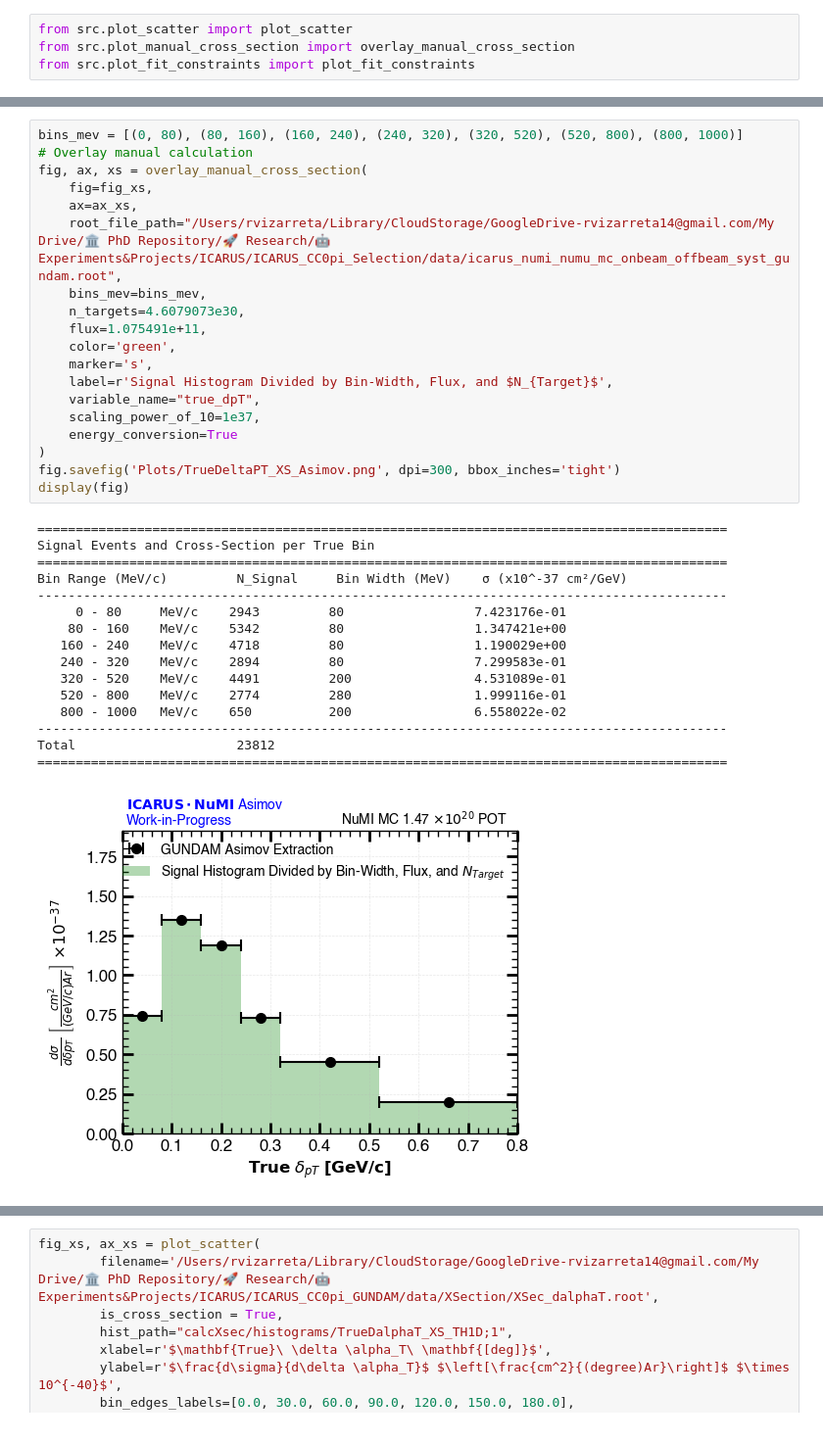
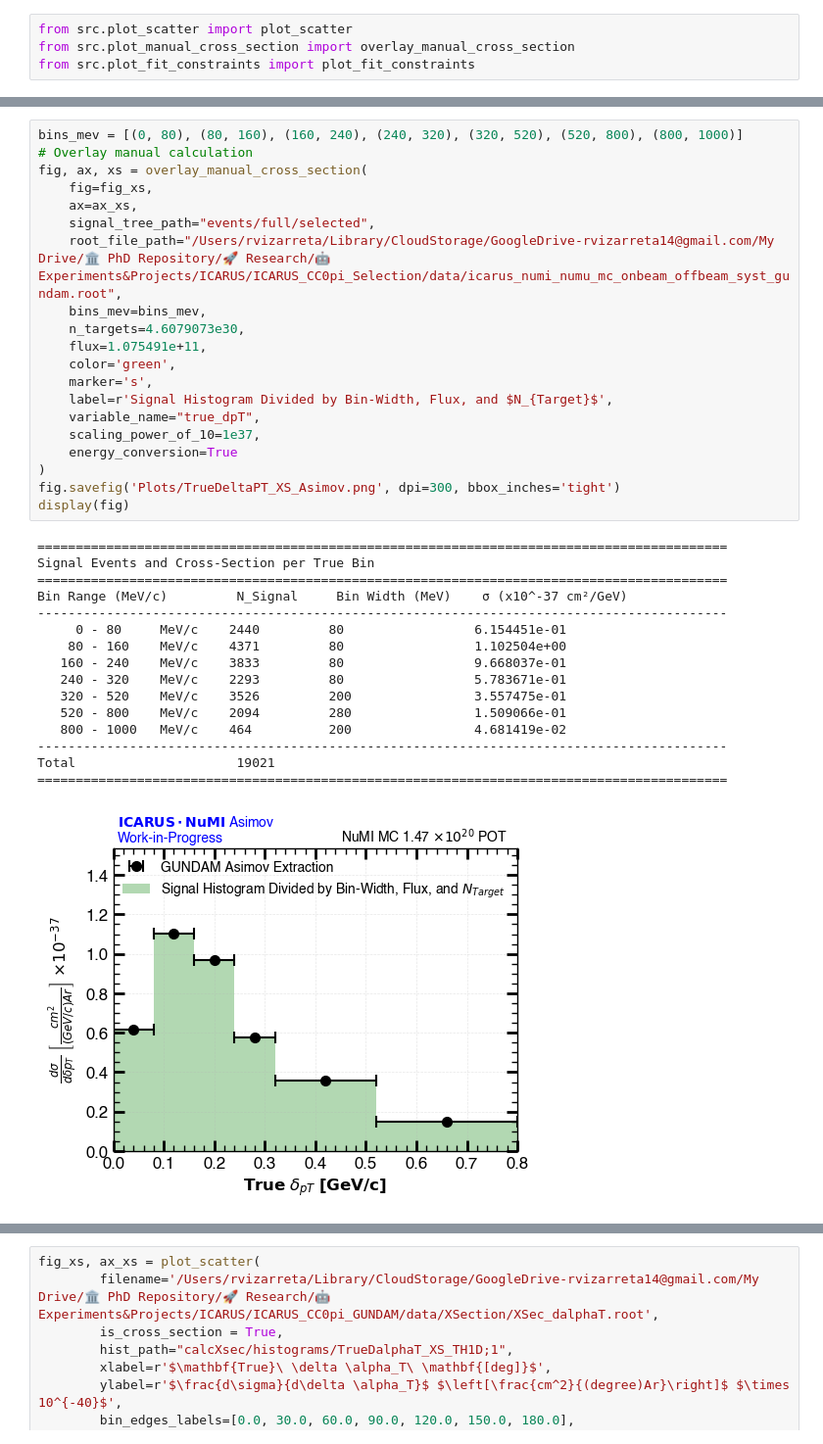
Before and after one commit to rvizarreta/gundam-icarus, a Jupyter notebook: Notebooks/Asimov_Studies.ipynb, the cells around one changed output, grey strips where cells are left out. Shown at 98% size. Saved outputs shown, nothing was run; the diff lists cells and outputs as text.

```diff
--- a/Notebooks/Asimov_Studies.ipynb
+++ b/Notebooks/Asimov_Studies.ipynb
@@ -22,39 +22,40 @@ fig_xs, ax_xs = plot_scatter(
 # %%
 bins_mev = [(0, 80), (80, 160), (160, 240), (240, 320), (320, 520), (520, 800), (800, 1000)]
 # Overlay manual calculation
 fig, ax, xs = overlay_manual_cross_section(
     fig=fig_xs,
     ax=ax_xs,
+    signal_tree_path="events/full/selected",
     root_file_path="/Users/rvizarreta/Library/CloudStorage/GoogleDrive-rvizarreta14@gmail.com/My Drive/🏛 PhD Repository/🚀 Research/🤖 Experiments&Projects/ICARUS/ICARUS_CC0pi_Selection/data/icarus_numi_numu_mc_onbeam_offbeam_syst_gundam.root",
     bins_mev=bins_mev,
     n_targets=4.6079073e30,
     flux=1.075491e+11,
     color='green',
     marker='s',
     label=r'Signal Histogram Divided by Bin-Width, Flux, and $N_{Target}$',
     variable_name="true_dpT",
     scaling_power_of_10=1e37,
     energy_conversion=True
 )
 fig.savefig('Plots/TrueDeltaPT_XS_Asimov.png', dpi=300, bbox_inches='tight')
 display(fig)
 # %% [output]
 ==========================================================================================
 Signal Events and Cross-Section per True Bin
 ==========================================================================================
 Bin Range (MeV/c)         N_Signal     Bin Width (MeV)    σ (x10^-37 cm²/GeV)
 ------------------------------------------------------------------------------------------
-     0 - 80     MeV/c    2943         80                 7.423176e-01
-    80 - 160    MeV/c    5342         80                 1.347421e+00
-   160 - 240    MeV/c    4718         80                 1.190029e+00
-   240 - 320    MeV/c    2894         80                 7.299583e-01
-   320 - 520    MeV/c    4491         200                4.531089e-01
-   520 - 800    MeV/c    2774         280                1.999116e-01
-   800 - 1000   MeV/c    650          200                6.558022e-02
+     0 - 80     MeV/c    2440         80                 6.154451e-01
+    80 - 160    MeV/c    4371         80                 1.102504e+00
+   160 - 240    MeV/c    3833         80                 9.668037e-01
+   240 - 320    MeV/c    2293         80                 5.783671e-01
+   320 - 520    MeV/c    3526         200                3.557475e-01
+   520 - 800    MeV/c    2094         280                1.509066e-01
+   800 - 1000   MeV/c    464          200                4.681419e-02
 ------------------------------------------------------------------------------------------
-Total                     23812
+Total                     19021
 ==========================================================================================
-[figure, old version]
+[figure, new version]
 # %%
 fig_template, ax_template = plot_scatter(
         filename='/Users/rvizarreta/Library/CloudStorage/GoogleDrive-rvizarreta14@gmail.com/My Drive/🏛 PhD Repository/🚀 Research/🤖 Experiments&Projects/ICARUS/ICARUS_CC0pi_GUNDAM/data/Asimov/asimov_dpT.root',
```
Also changed, not shown: parts of 3 cells of this notebook, 2 other files.
